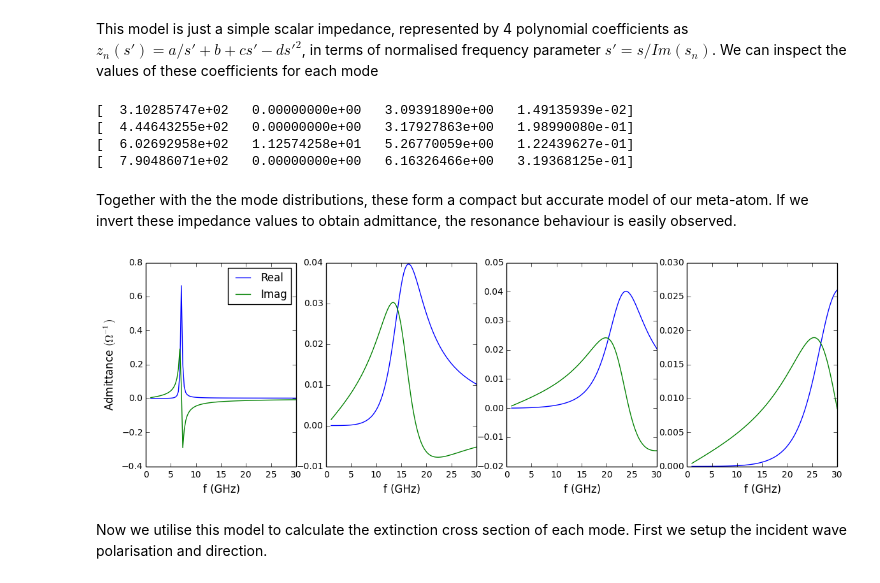
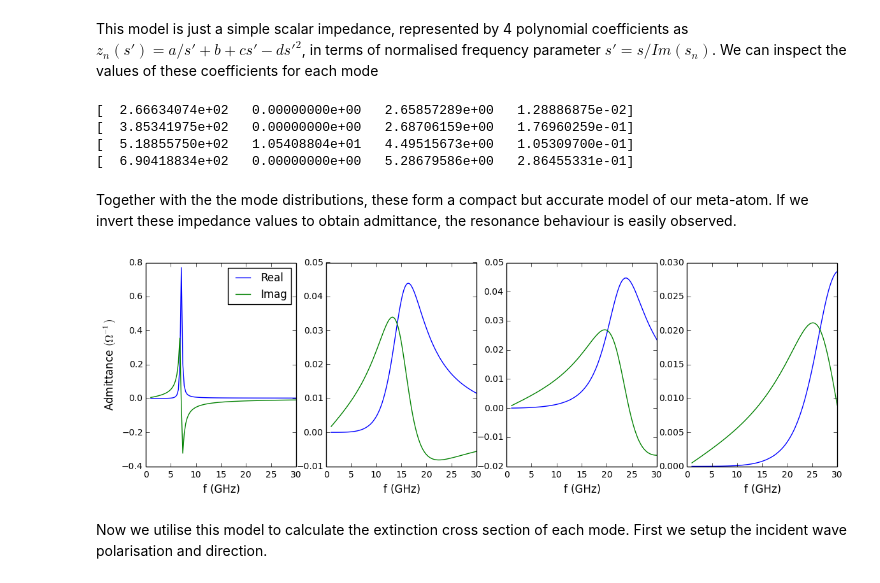
Before and after one commit to DavidPowell/OpenModes, a Jupyter notebook: examples/example3.ipynb, the cells around one changed output. Drawn from its saved outputs; the diff is of its cells as text; code cells hidden in the pictures.

```diff
--- a/examples/example3.ipynb
+++ b/examples/example3.ipynb
@@ -22,4 +25,4 @@ Populating the interactive namespace from numpy and matplotlib
 # %%
 sim = openmodes.Simulation(basis_class=LoopStarBasis, name="example3")
-ring = sim.load_mesh(osp.join(openmodes.geometry_dir, "SRR_wide.geo"), mesh_tol=1e-3)
+ring = sim.load_mesh(osp.join(openmodes.geometry_dir, "SRR.geo"), parameters={'inner_radius': 2.5e-3}, mesh_tol=0.5e-3)
 sim.place_part(ring, location=[0e-3, 0, 0]);
@@ -26,6 +31,6 @@ sim.place_part(ring, location=[0e-3, 0, 0]);
 # %%
 start_freq = 2e9
-start_s = 2j*pi*start_freq
+start_s = 2j*np.pi*start_freq
 
 num_modes = 4
 mode_s, mode_j = sim.part_singularities(start_s, num_modes);
@@ -39,43 +44,43 @@ This model is just a simple scalar impedance, represented by 4 polynomial coeffi
 for mode in xrange(num_modes):
     print scalar_models[0][mode].coefficients
 # %% [output]
-[  3.10285747e+02   0.00000000e+00   3.09391890e+00   1.49135939e-02]
-[  4.44643255e+02   0.00000000e+00   3.17927863e+00   1.98990080e-01]
-[  6.02692958e+02   1.12574258e+01   5.26770059e+00   1.22439627e-01]
-[  7.90486071e+02   0.00000000e+00   6.16326466e+00   3.19368125e-01]
+[  2.66634074e+02   0.00000000e+00   2.65857289e+00   1.28886875e-02]
+[  3.85341975e+02   0.00000000e+00   2.68706159e+00   1.76960259e-01]
+[  5.18855750e+02   1.05408804e+01   4.49515673e+00   1.05309700e-01]
+[  6.90418834e+02   0.00000000e+00   5.28679586e+00   2.86455331e-01]
 # %%
 num_freqs = 101
 freqs = np.linspace(1e9, 30e9, num_freqs)
 # %% [markdown]
 Together with the the mode distributions, these form a compact but accurate model of our meta-atom. If we invert these impedance values to obtain admittance, the resonance behaviour is easily observed.
 # %%
-admittance = [1.0/model.scalar_impedance(2j*pi*freqs) for model in scalar_models[0]]
+admittance = [1.0/model.scalar_impedance(2j*np.pi*freqs) for model in scalar_models[0]]
 
-figure(figsize=(14,4))
-subplot(1, 4, 1)
-plot(freqs*1e-9, admittance[0].real)
-plot(freqs*1e-9, admittance[0].imag)
-xlim(0, freqs[-1]*1e-9)
-legend(['Real', 'Imag'], loc='upper right')
-ylabel('Admittance $(\Omega^{-1})$')
-xlabel('f (GHz)')
-subplot(1, 4, 2)
-plot(freqs*1e-9, admittance[1].real)
-plot(freqs*1e-9, admittance[1].imag)
-xlim(0, freqs[-1]*1e-9)
-xlabel('f (GHz)')
-subplot(1, 4, 3)
-plot(freqs*1e-9, admittance[2].real)
-plot(freqs*1e-9, admittance[2].imag)
-xlim(0, freqs[-1]*1e-9)
-xlabel('f (GHz)')
-subplot(1, 4, 4)
-plot(freqs*1e-9, admittance[3].real)
-plot(freqs*1e-9, admittance[3].imag)
-xlim(0, freqs[-1]*1e-9)
-xlabel('f (GHz)');
+plt.figure(figsize=(14,4))
+plt.subplot(1, 4, 1)
+plt.plot(freqs*1e-9, admittance[0].real)
+plt.plot(freqs*1e-9, admittance[0].imag)
+plt.xlim(0, freqs[-1]*1e-9)
+plt.legend(['Real', 'Imag'], loc='upper right')
+plt.ylabel('Admittance $(\Omega^{-1})$')
+plt.xlabel('f (GHz)')
+plt.subplot(1, 4, 2)
+plt.plot(freqs*1e-9, admittance[1].real)
+plt.plot(freqs*1e-9, admittance[1].imag)
+plt.xlim(0, freqs[-1]*1e-9)
+plt.xlabel('f (GHz)')
+plt.subplot(1, 4, 3)
+plt.plot(freqs*1e-9, admittance[2].real)
+plt.plot(freqs*1e-9, admittance[2].imag)
+plt.xlim(0, freqs[-1]*1e-9)
+plt.xlabel('f (GHz)')
+plt.subplot(1, 4, 4)
+plt.plot(freqs*1e-9, admittance[3].real)
+plt.plot(freqs*1e-9, admittance[3].imag)
+plt.xlim(0, freqs[-1]*1e-9)
+plt.xlabel('f (GHz)');
 # %% [output]
-[figure, old version]
+[figure, new version]
 # %% [markdown]
 Now we utilise this model to calculate the extinction cross section of each mode. First we setup the incident wave polarisation and direction.
 # %%
```
Also changed, not shown: parts of 9 cells of this notebook, 2 other files.
